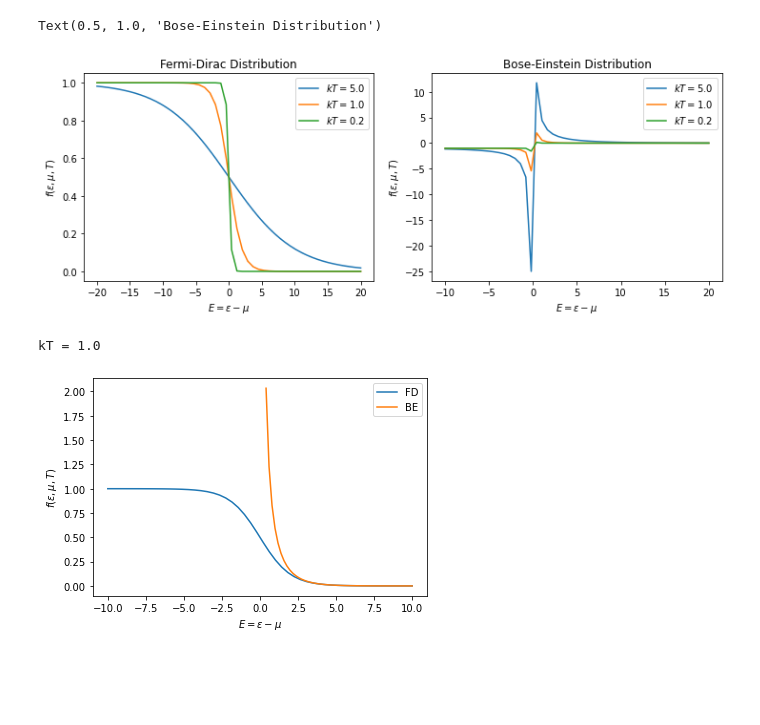
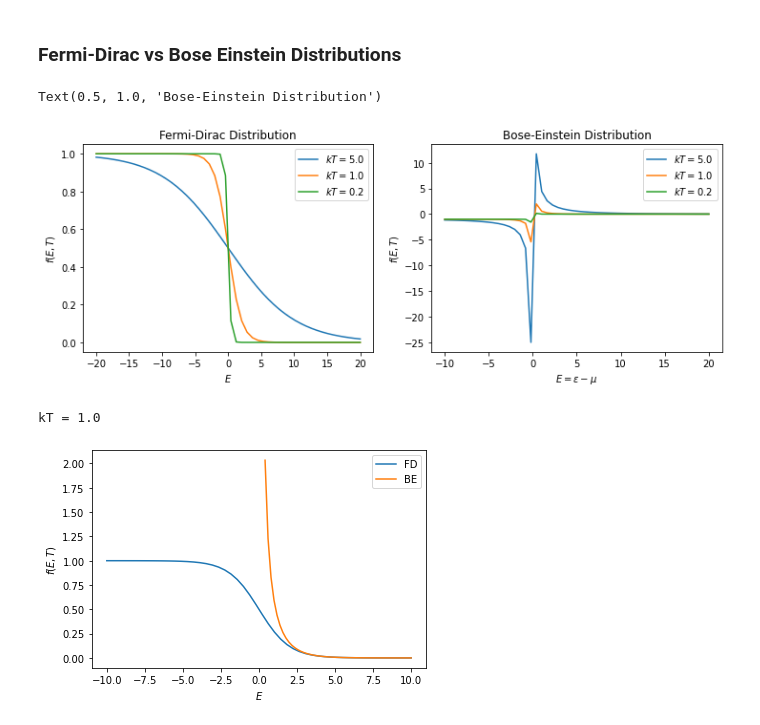
Before and after one commit to skozh/QFIM, a Jupyter notebook: Belief_State.ipynb, the cells around one changed output. Drawn from its saved outputs; the diff is of its cells as text; code cells hidden in the pictures; blank space fills up the shorter version.

```diff
--- a/Belief_State.ipynb
+++ b/Belief_State.ipynb
@@ -11,3 +11,5 @@ warnings.filterwarnings("ignore", category=DeprecationWarning)
+# %% [markdown]
+### Fermi-Dirac vs Bose Einstein Distributions
 # %%
 %matplotlib inline
 
@@ -23,8 +25,8 @@ for i in range(0,len(ktvalues)):
     f = 1.0/(exp(x/kt)+1);
     ax[0].plot(x,f);
     legarray.append("$kT=$"+str(kt));
-ax[0].set_xlabel('$E=\epsilon-\mu$');
-ax[0].set_ylabel('$f(\epsilon, \mu,T)$')
+ax[0].set_xlabel('$E$');
+ax[0].set_ylabel('$f(E,T)$')
 ax[0].legend(legarray);
 ax[0].set_title('Fermi-Dirac Distribution')
 
@@ -36,27 +38,27 @@ for i in range(0,len(ktvalues)):
     ax[1].plot(x,f);
     legarray.append("$kT=$"+str(kt));
 ax[1].set_xlabel('$E=\epsilon-\mu$');
-ax[1].set_ylabel('$f(\epsilon, \mu,T)$')
+ax[1].set_ylabel('$f(E,T)$')
 ax[1].legend(legarray);
 ax[1].set_title('Bose-Einstein Distribution')
 # %% [output]
 Text(0.5, 1.0, 'Bose-Einstein Distribution')
-[figure, old version]
+[figure, new version]
 # %%
 kt = 1.0;
 legarray = [];
 x =linspace(-10,10);
 f = 1.0/(exp(x/kt)+1);
 plot(x,f)
 legarray.append('FD');
 x =linspace(0.4,10);
 f = 1.0/(exp(x/kt)-1);
 plot(x,f)
 legarray.append('BE');
-xlabel('$E=\epsilon-\mu$');
-ylabel('$f(\epsilon, \mu,T)$')
+xlabel('$E$');
+ylabel('$f(E,T)$')
 print('kT = 1.0')
 legend(legarray);
 # %% [output]
 kT = 1.0
-[figure, old version]
+[figure, new version]
```
Also changed, not shown: parts of 9 cells of this notebook.
